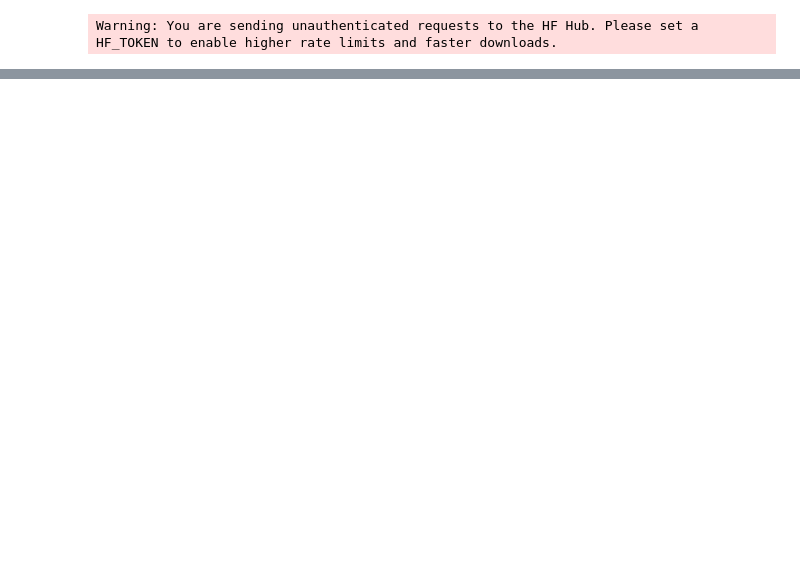
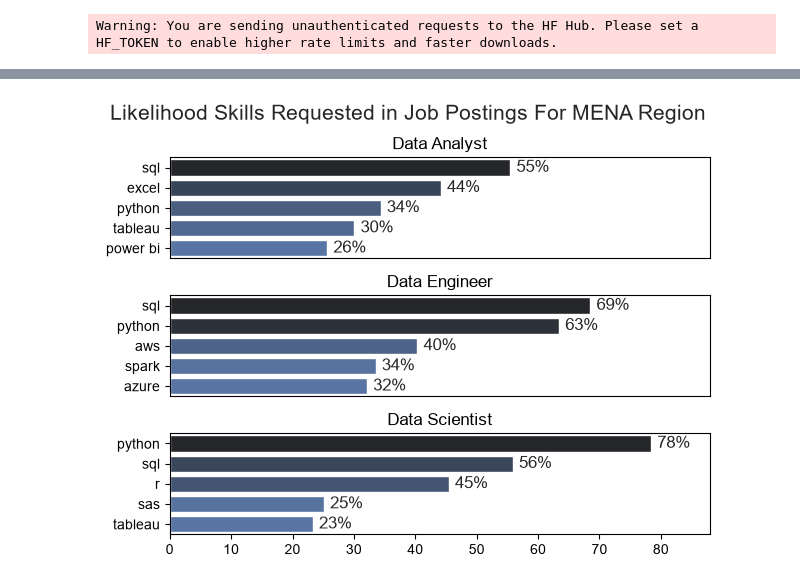
Before and after one commit to AmirEtewa/Data-Analyst-Role-Skills-and-Salary-Analysis, a Jupyter notebook: 3_Project/2_Skills_Count.ipynb, the cells around one changed output, grey strips where cells are left out. Saved outputs shown, nothing was run; the diff lists cells and outputs as text; code cells hidden in the pictures; blank space fills up the shorter version.

```diff
--- a/3_Project/2_Skills_Count.ipynb
+++ b/3_Project/2_Skills_Count.ipynb
@@ -46,0 +73,32 @@ df_job_skills_count.sort_values(ascending= False, by = 'skill_count', inplace =
+# %%
+# Adding percentage column to have a clearer picture of what's the likelihood of a role to appear in a job posting
+df_job_title_count = df_mena['job_title_short'].value_counts().reset_index(name= 'jobs_total')
+df_skill_perc = pd.merge(top_skills, df_job_title_count, how = 'left', on = 'job_title_short')
+# %%
+df_skill_perc['skill_percentage'] = df_skill_perc['skill_count'] / df_skill_perc['jobs_total'] * 100
+# %%
+fig,ax = plt.subplots(3,1)
+
+sns.set_theme(style = 'ticks')
+
+for i,roles in enumerate(job_roles):
+    df_plot = df_skill_perc[df_skill_perc['job_title_short'] == roles]
+    sns.barplot(data = df_plot, y= 'job_skills', x= 'skill_percentage', ax = ax[i], hue = 'skill_count', palette = 'dark:b_r')
+
+    ax[i].set_ylabel('')
+    ax[i].set_xlabel('')
+    ax[i].legend().set_visible(False)
+    ax[i].set_title(roles)
+    ax[i].set_xlim(0,88)
+
+    for n,v in enumerate(df_plot['skill_percentage']):
+        ax[i].text(v+1, n , f'{v:.0f}%', va= 'center')
+
+    if i != 2 :
+        ax[i].set_xticks([])
+
+fig.tight_layout(h_pad=1, rect=[0, 0, 1, 0.95])
+fig.suptitle('Likelihood Skills Requested in Job Postings For MENA Region', fontsize = 15)
+plt.show()
+# %% [output]
+[figure, added]
```
Also changed, not shown: parts of 4 cells of this notebook, 3 other files.
